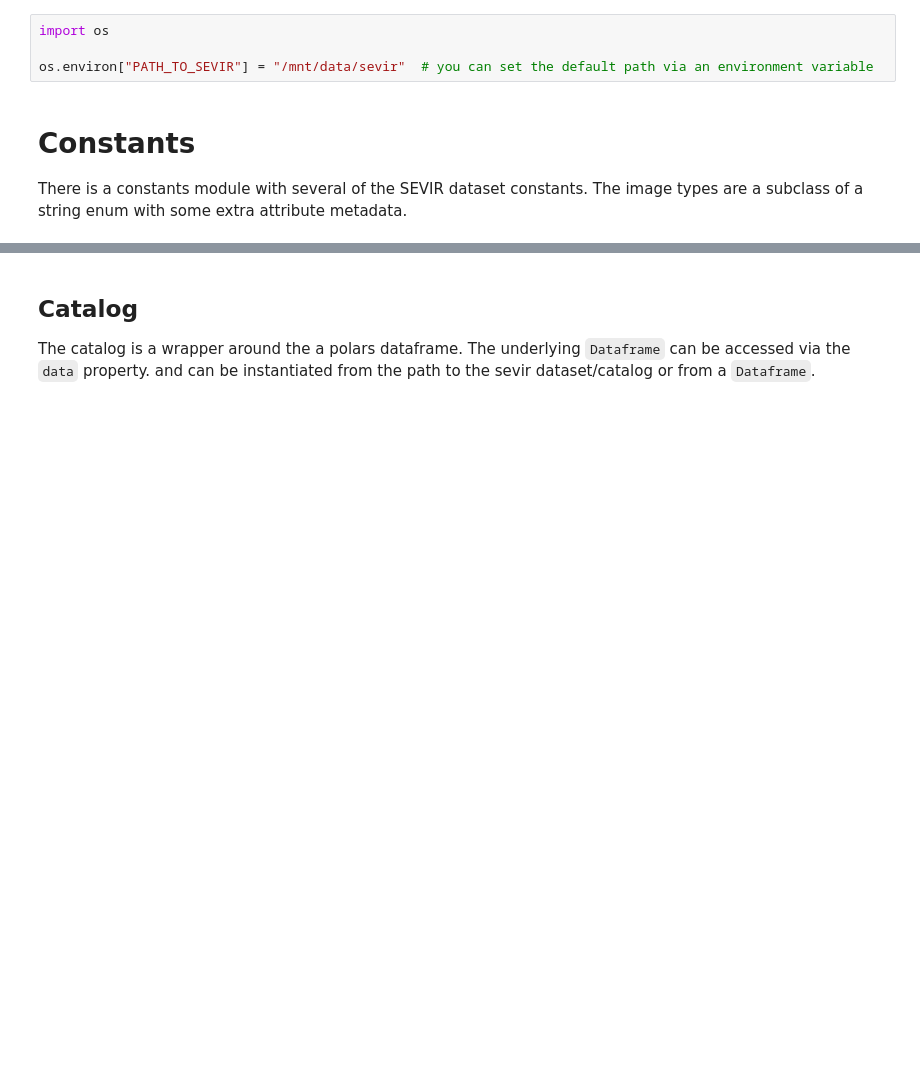
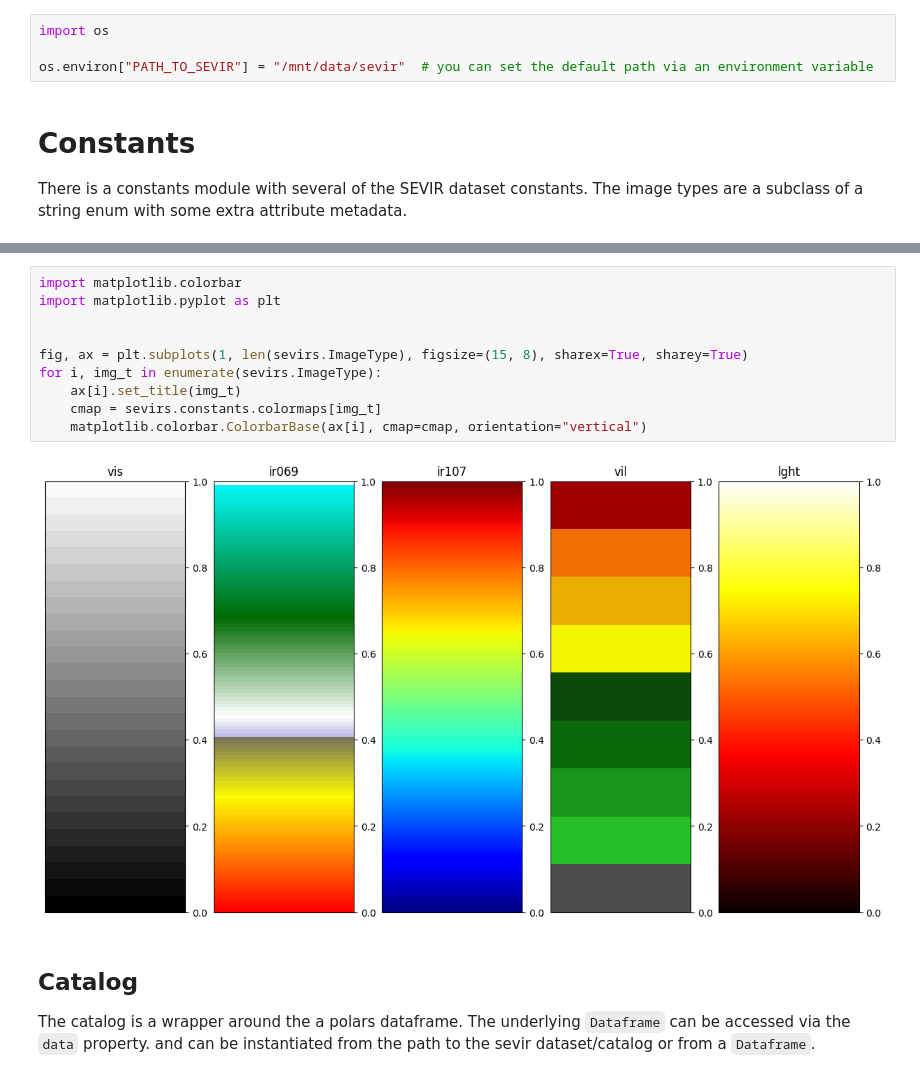
Before and after one commit to leaver2000/sevirs, a Jupyter notebook: notebooks/1-dataset.ipynb, the cells around one changed output, grey strips where cells are left out. Cells and saved outputs as stored; diff of their text form; blank space fills up the shorter version.

```diff
--- a/notebooks/1-sevir-dataset.ipynb
+++ b/notebooks/1-dataset.ipynb
@@ -77,6 +76,18 @@ The ImageType class is an enumeration so it is iterable.
 
 They share the same hash so in a `set`...
 set(['vis', sevirs.ImageType.VIS]) = {'vis'}
+# %%
+import matplotlib.colorbar
+import matplotlib.pyplot as plt
+
+
+fig, ax = plt.subplots(1, len(sevirs.ImageType), figsize=(15, 8), sharex=True, sharey=True)
+for i, img_t in enumerate(sevirs.ImageType):
+    ax[i].set_title(img_t)
+    cmap = sevirs.constants.colormaps[img_t]
+    matplotlib.colorbar.ColorbarBase(ax[i], cmap=cmap, orientation="vertical")
+# %% [output]
+[figure, added]
 # %% [markdown]
 ## Catalog
 
```
Also changed, not shown: parts of 11 cells of this notebook, 18 other files.
